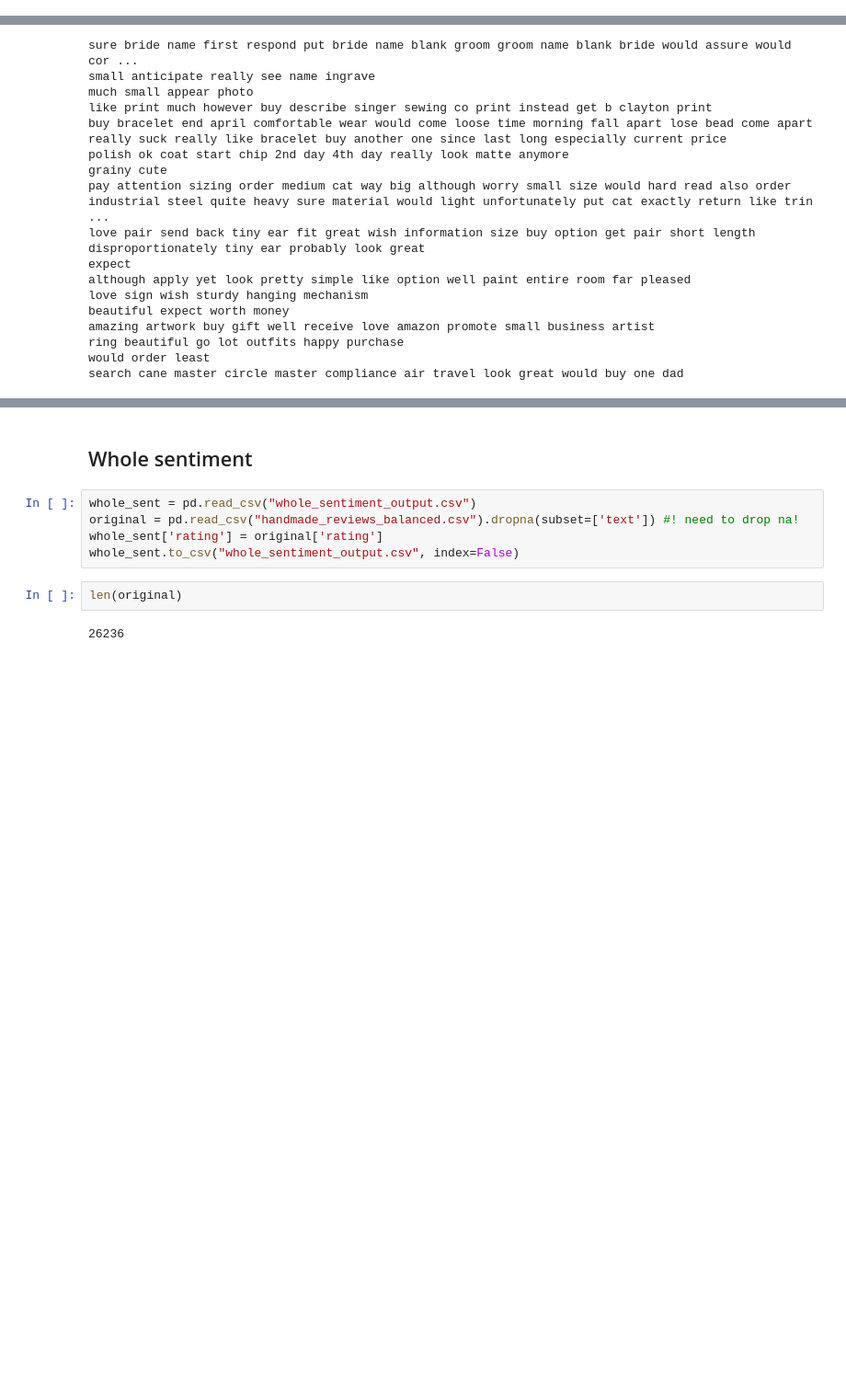
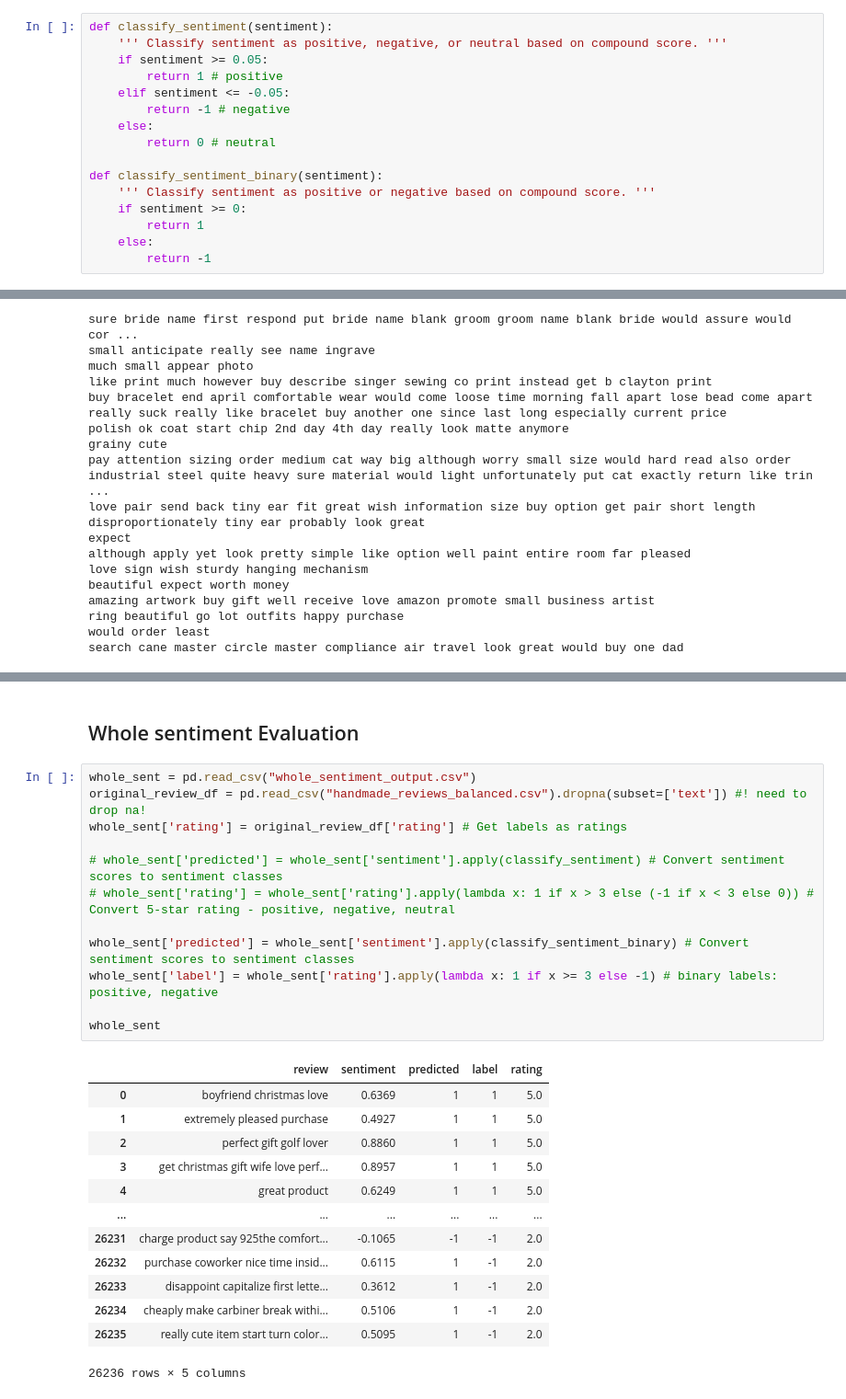
Before and after one commit to emilyguancamole/product-sentiment, a Jupyter notebook: evaluate.ipynb, the cells around one changed output, grey strips where cells are left out. Shown at 92% size. Cells and saved outputs as stored; diff of their text form; blank space fills up the shorter version.

Commit message:
add evaluation of whole sentiment

```diff
--- a/evaluate.ipynb
+++ b/evaluate.ipynb
@@ -8,4 +10,20 @@ import pandas as pd
 # lexicon_sentiments.head()
 # # save the lexicon
 # lexicon_sentiments.to_csv('product_targeted_sentiments.csv')
+# %%
+def classify_sentiment(sentiment):
+    ''' Classify sentiment as positive, negative, or neutral based on compound score. '''
+    if sentiment >= 0.05:
+        return 1 # positive
+    elif sentiment <= -0.05:
+        return -1 # negative
+    else:
+        return 0 # neutral
+
+def classify_sentiment_binary(sentiment):
+    ''' Classify sentiment as positive or negative based on compound score. '''
+    if sentiment >= 0:
+        return 1
+    else:
+        return -1
 # %%
@@ -233,11 +229,28 @@ Index: []
 # %% [markdown]
-## Whole sentiment
+## Whole sentiment Evaluation
-# %%
-whole_sent = pd.read_csv("whole_sentiment_output.csv")
-original = pd.read_csv("handmade_reviews_balanced.csv").dropna(subset=['text']) #! need to drop na!
-whole_sent['rating'] = original['rating']
-whole_sent.to_csv("whole_sentiment_output.csv", index=False)
-# %%
-len(original)
-# %% [output]
-26236
+# %%
+whole_sent = pd.read_csv("whole_sentiment_output.csv")
+original_review_df = pd.read_csv("handmade_reviews_balanced.csv").dropna(subset=['text']) #! need to drop na!
+whole_sent['rating'] = original_review_df['rating'] # Get labels as ratings
+
+# whole_sent['predicted'] = whole_sent['sentiment'].apply(classify_sentiment) # Convert sentiment scores to sentiment classes
+# whole_sent['rating'] = whole_sent['rating'].apply(lambda x: 1 if x > 3 else (-1 if x < 3 else 0)) # Convert 5-star rating - positive, negative, neutral
+
+whole_sent['predicted'] = whole_sent['sentiment'].apply(classify_sentiment_binary) # Convert sentiment scores to sentiment classes
+whole_sent['label'] = whole_sent['rating'].apply(lambda x: 1 if x >= 3 else -1) # binary labels: positive, negative
+
+whole_sent
+# %% [output]
+|  | review | sentiment | predicted | label | rating |
+| 0 | boyfriend christmas love | 0.6369 | 1 | 1 | 5.0 |
+| 1 | extremely pleased purchase | 0.4927 | 1 | 1 | 5.0 |
+| 2 | perfect gift golf lover | 0.8860 | 1 | 1 | 5.0 |
+| 3 | get christmas gift wife love perf... | 0.8957 | 1 | 1 | 5.0 |
+| 4 | great product | 0.6249 | 1 | 1 | 5.0 |
+| ... | ... | ... | ... | ... | ... |
+| 26231 | charge product say 925the comfort... | -0.1065 | -1 | -1 | 2.0 |
+| 26232 | purchase coworker nice time insid... | 0.6115 | 1 | -1 | 2.0 |
+| 26233 | disappoint capitalize first lette... | 0.3612 | 1 | -1 | 2.0 |
+| 26234 | cheaply make carbiner break withi... | 0.5106 | 1 | -1 | 2.0 |
+| 26235 | really cute item start turn color... | 0.5095 | 1 | -1 | 2.0 |
+26236 rows × 5 columns
```
Also changed, not shown: parts of 19 cells of this notebook, 1 other file.
